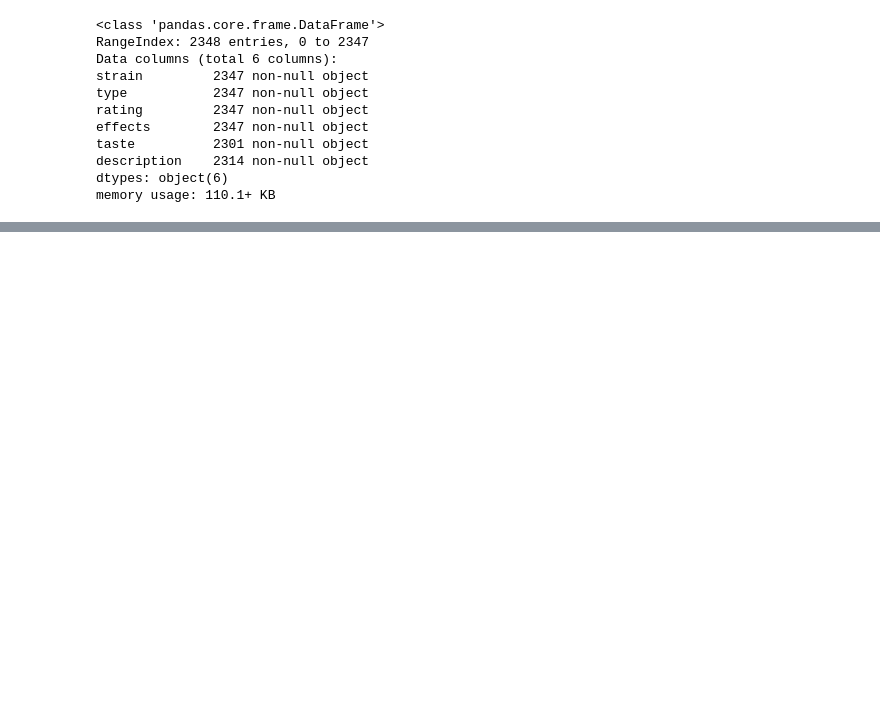
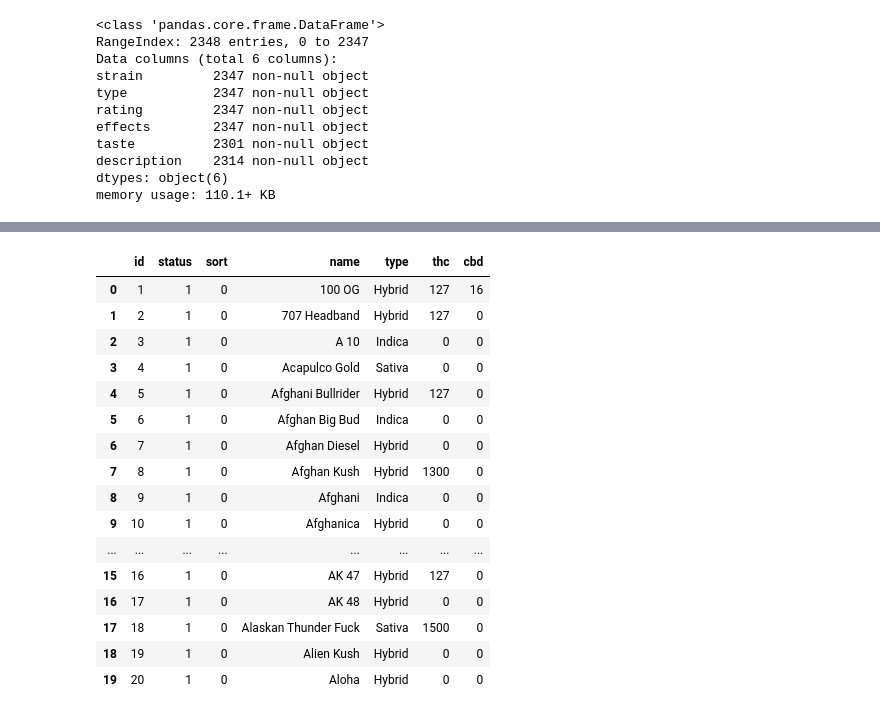
Before and after one commit to stephkendall/Cannabis-Predictions, a Jupyter notebook: Untitled.ipynb, the cells around one changed output, grey strips where cells are left out. Drawn from its saved outputs; the diff is of its cells as text; code cells hidden in the pictures; blank space fills up the shorter version.

```diff
--- a/Untitled.ipynb
+++ b/Untitled.ipynb
@@ -59,0 +116,32 @@ can.iloc[160:165]
+# %%
+# # drop columns with only zeros or NaN
+# strains = strains.drop(columns=['slug','image','thca','thcv','cbda','cbdv'])
+
+# # drop columns with over 80% NaNs
+# strains = strains.drop(columns=['description','crosses','ailment','flavor','location','terpenes','breeder'])
+
+# # drop last 7 columns of empty cbd values
+# strains = strains.iloc[:, 0:8]
+
+# # replace - with whitespace in name
+# strains['name'] = strains['name'].str.replace('-',' ')
+
+strains.head(20)
+# %% [output]
+|  | id | status | sort | name | type | thc | cbd |
+| 0 | 1 | 1 | 0 | 100 OG | Hybrid | 127 | 16 |
+| 1 | 2 | 1 | 0 | 707 Headband | Hybrid | 127 | 0 |
+| 2 | 3 | 1 | 0 | A 10 | Indica | 0 | 0 |
+| 3 | 4 | 1 | 0 | Acapulco Gold | Sativa | 0 | 0 |
+| 4 | 5 | 1 | 0 | Afghani Bullrider | Hybrid | 127 | 0 |
+| 5 | 6 | 1 | 0 | Afghan Big Bud | Indica | 0 | 0 |
+| 6 | 7 | 1 | 0 | Afghan Diesel | Hybrid | 0 | 0 |
+| 7 | 8 | 1 | 0 | Afghan Kush | Hybrid | 1300 | 0 |
+| 8 | 9 | 1 | 0 | Afghani | Indica | 0 | 0 |
+| 9 | 10 | 1 | 0 | Afghanica | Hybrid | 0 | 0 |
+| ... | ... | ... | ... | ... | ... | ... | ... |
+| 15 | 16 | 1 | 0 | AK 47 | Hybrid | 127 | 0 |
+| 16 | 17 | 1 | 0 | AK 48 | Hybrid | 0 | 0 |
+| 17 | 18 | 1 | 0 | Alaskan Thunder Fuck | Sativa | 1500 | 0 |
+| 18 | 19 | 1 | 0 | Alien Kush | Hybrid | 0 | 0 |
+| 19 | 20 | 1 | 0 | Aloha | Hybrid | 0 | 0 |
```
Also changed, not shown: parts of 24 cells of this notebook, 1 other file.
